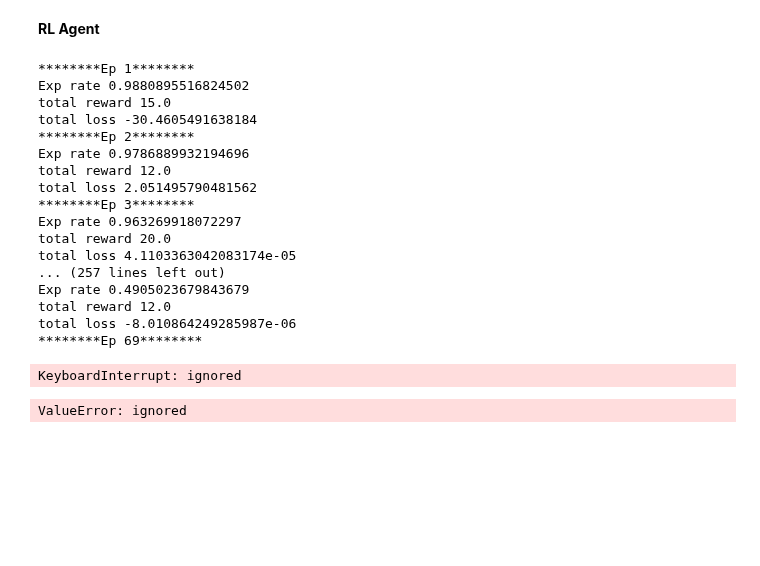
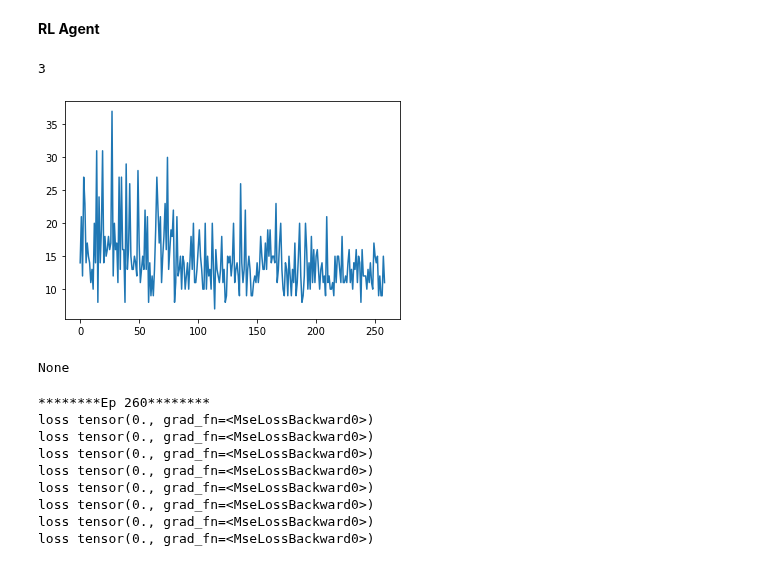
Before and after one commit to tigranfah/machine_learning, a Jupyter notebook: self_learning/reinforcement_learning/deeplizardcourse/cart_and_pole DQN.ipynb, the cells around one changed output. Cells and saved outputs as stored; diff of their text form; code cells hidden in the pictures; blank space fills up the shorter version.

```diff
--- a/self_learning/reinforcement_learning/deeplizardcourse/cart_and_pole DQN.ipynb
+++ b/self_learning/reinforcement_learning/deeplizardcourse/cart_and_pole DQN.ipynb
@@ -89,14 +88,21 @@ class DQN(nn.Module):
     def __init__(self, width, height):
         super().__init__()
 
+        self.conv1 = nn.Conv2d(in_channels=1, )
+
         self.fc1 = nn.Linear(in_features=width*height, out_features=24)
         self.fc2 = nn.Linear(in_features=24, out_features=32)
         self.out = nn.Linear(in_features=32, out_features=2)
 
+#         self.fc1 = nn.Linear(in_features=width*height, out_features=64)
+#         self.fc2 = nn.Linear(in_features=64, out_features=128)
+#         self.out = nn.Linear(in_features=128, out_features=3)
+
     def forward(self, t):
-        t = t.flatten()
+        # expect shape with (batch_size, width, height)
+        t = t.reshape(t.shape[0], -1)
         t = F.relu(self.fc1(t))
         t = F.relu(self.fc2(t))
-        t = self.out(t)
+        t = F.relu(self.out(t))
         return t
 # %%
@@ -107,6 +113,10 @@ tensor([-29.3579,  -5.2958], grad_fn=<AddBackward0>)
-# %%
-Experiance = namedtuple(
-    "Experiances",
-    ("action", "state", "next_state", "reward")
-)
+# %%
+class Experiance:
+
+    def __init__(self, action, state, new_state, reward, done):
+        self.action = action
+        self.state = state
+        self.new_state = new_state
+        self.reward = reward
+        self.done = done
 # %%
@@ -174,5 +184,5 @@ class Agent:
             return np.random.choice(self.num_actions) # explore
         else:
             with torch.no_grad():
-                # print(policy_net(state))
-                return policy_net(state).argmax(dim=0).item() # exploit
+#                 print(policy_net(state.unsqueeze(0)).argmax().item())
+                return policy_net(state.unsqueeze(0)).argmax().item() # exploit
@@ -261,0 +189,5 @@ class EnvManager:
+# %%
+car_env = gym.make('MountainCar-v0').unwrapped
+car_env.action_space.n
+# %% [output]
+3
@@ -262,22 +374,15 @@ class EnvManager:
 # %%
 em = EnvManager()
-em.train_algorithm()
+em.safe_train()
 # %% [output]
+[figure, added]
-********Ep 1********
-Exp rate 0.9880895516824502
-total reward 15.0
-total loss -30.4605491638184
-********Ep 2********
-Exp rate 0.9786889932194696
-total reward 12.0
-total loss 2.051495790481562
-********Ep 3********
-Exp rate 0.963269918072297
-total reward 20.0
-total loss 4.1103363042083174e-05
-... (257 lines left out)
-Exp rate 0.4905023679843679
-total reward 12.0
-total loss -8.010864249285987e-06
-********Ep 69********
+None
-KeyboardInterrupt: ignored
+********Ep 260********
+loss tensor(0., grad_fn=<MseLossBackward0>)
+loss tensor(0., grad_fn=<MseLossBackward0>)
+loss tensor(0., grad_fn=<MseLossBackward0>)
+loss tensor(0., grad_fn=<MseLossBackward0>)
+loss tensor(0., grad_fn=<MseLossBackward0>)
+loss tensor(0., grad_fn=<MseLossBackward0>)
+loss tensor(0., grad_fn=<MseLossBackward0>)
+loss tensor(0., grad_fn=<MseLossBackward0>)
@@ -287,4 +388,0 @@ torch.tensor([[1, 2], [1, 2]])
-# %%
-np.random.choice([Experiance(1, 23, 4, 3), Experiance(1, 23, 4, 3)], 2)
-# %% [output]
-ValueError: ignored
```
Also changed, not shown: parts of 13 cells of this notebook.
